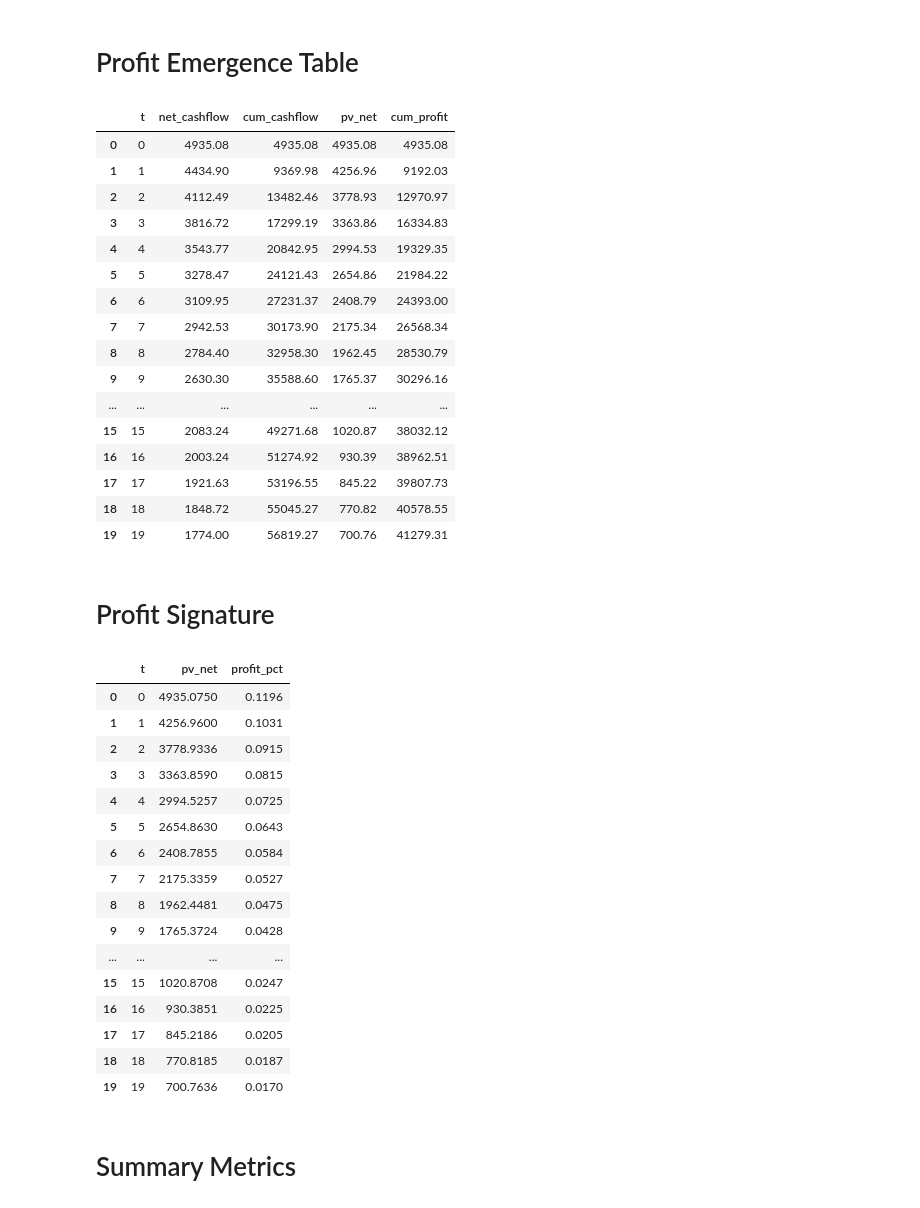
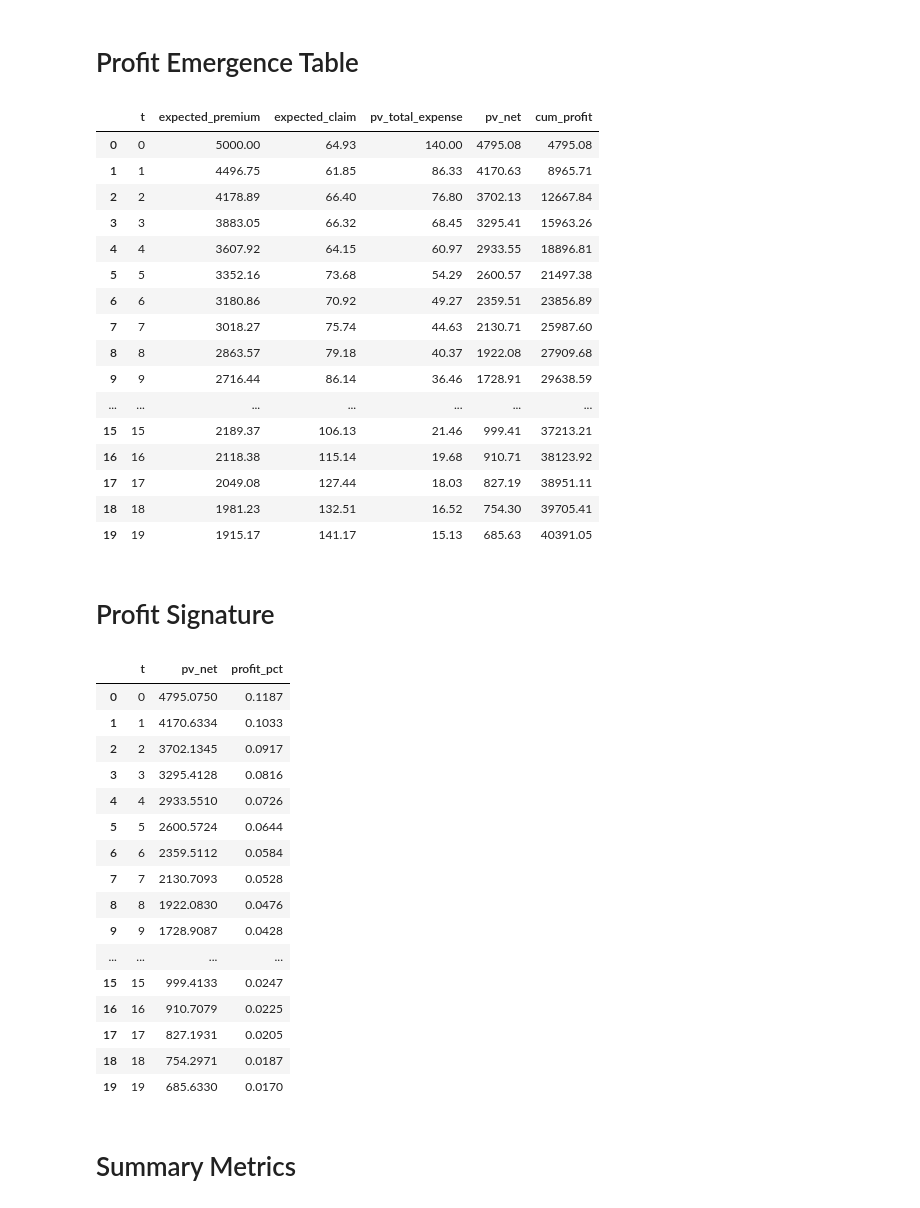
Before and after one commit to asehdev1994/actuarial-life-model-engine, a Jupyter notebook: notebooks/single_policy_run.ipynb, the cells around one changed output. Drawn from its saved outputs; the diff is of its cells as text; code cells hidden in the pictures.

```diff
--- a/notebooks/single_policy_run.ipynb
+++ b/notebooks/single_policy_run.ipynb
@@ -66,10 +66,15 @@ lapse_table = assumptions_module.load_lapse_table(
     "../data/lapse_tables/lapse_rates.csv"
 )
 
+expense_table = assumptions_module.load_expense_table(
+    "../data/expense_tables/expense_rates.csv"
+)
+
 assumptions = assumptions_module.AssumptionSet(
     mortality=mortality,
     interest=interest,
-    lapse=lapse_table
+    lapse=lapse_table,
+    expenses=expense_table
 )
 # %% [markdown]
 # Single Policy Setup
@@ -128,51 +135,52 @@ df = profit_analysis.add_profit_signature(df)
 # Profit Emergence Table
 # %%
 df[["t",
-    "net_cashflow",
-    "cum_cashflow",
+    "expected_premium",
+    "expected_claim",
+    "pv_total_expense",
     "pv_net",
     "cum_profit"
 ]].round(2)
 # %% [output]
-|  | t | net_cashflow | cum_cashflow | pv_net | cum_profit |
-| 0 | 0 | 4935.08 | 4935.08 | 4935.08 | 4935.08 |
-| 1 | 1 | 4434.90 | 9369.98 | 4256.96 | 9192.03 |
-| 2 | 2 | 4112.49 | 13482.46 | 3778.93 | 12970.97 |
-| 3 | 3 | 3816.72 | 17299.19 | 3363.86 | 16334.83 |
-| 4 | 4 | 3543.77 | 20842.95 | 2994.53 | 19329.35 |
-| 5 | 5 | 3278.47 | 24121.43 | 2654.86 | 21984.22 |
-| 6 | 6 | 3109.95 | 27231.37 | 2408.79 | 24393.00 |
-| 7 | 7 | 2942.53 | 30173.90 | 2175.34 | 26568.34 |
-| 8 | 8 | 2784.40 | 32958.30 | 1962.45 | 28530.79 |
-| 9 | 9 | 2630.30 | 35588.60 | 1765.37 | 30296.16 |
-| ... | ... | ... | ... | ... | ... |
-| 15 | 15 | 2083.24 | 49271.68 | 1020.87 | 38032.12 |
-| 16 | 16 | 2003.24 | 51274.92 | 930.39 | 38962.51 |
-| 17 | 17 | 1921.63 | 53196.55 | 845.22 | 39807.73 |
-| 18 | 18 | 1848.72 | 55045.27 | 770.82 | 40578.55 |
-| 19 | 19 | 1774.00 | 56819.27 | 700.76 | 41279.31 |
+|  | t | expected_premium | expected_claim | pv_total_expense | pv_net | cum_profit |
+| 0 | 0 | 5000.00 | 64.93 | 140.00 | 4795.08 | 4795.08 |
+| 1 | 1 | 4496.75 | 61.85 | 86.33 | 4170.63 | 8965.71 |
+| 2 | 2 | 4178.89 | 66.40 | 76.80 | 3702.13 | 12667.84 |
+| 3 | 3 | 3883.05 | 66.32 | 68.45 | 3295.41 | 15963.26 |
+| 4 | 4 | 3607.92 | 64.15 | 60.97 | 2933.55 | 18896.81 |
+| 5 | 5 | 3352.16 | 73.68 | 54.29 | 2600.57 | 21497.38 |
+| 6 | 6 | 3180.86 | 70.92 | 49.27 | 2359.51 | 23856.89 |
+| 7 | 7 | 3018.27 | 75.74 | 44.63 | 2130.71 | 25987.60 |
+| 8 | 8 | 2863.57 | 79.18 | 40.37 | 1922.08 | 27909.68 |
+| 9 | 9 | 2716.44 | 86.14 | 36.46 | 1728.91 | 29638.59 |
+| ... | ... | ... | ... | ... | ... | ... |
+| 15 | 15 | 2189.37 | 106.13 | 21.46 | 999.41 | 37213.21 |
+| 16 | 16 | 2118.38 | 115.14 | 19.68 | 910.71 | 38123.92 |
+| 17 | 17 | 2049.08 | 127.44 | 18.03 | 827.19 | 38951.11 |
+| 18 | 18 | 1981.23 | 132.51 | 16.52 | 754.30 | 39705.41 |
+| 19 | 19 | 1915.17 | 141.17 | 15.13 | 685.63 | 40391.05 |
 # %% [markdown]
 # Profit Signature
 # %%
 df[["t", "pv_net", "profit_pct"]].round(4)
 # %% [output]
 |  | t | pv_net | profit_pct |
-| 0 | 0 | 4935.0750 | 0.1196 |
-| 1 | 1 | 4256.9600 | 0.1031 |
-| 2 | 2 | 3778.9336 | 0.0915 |
-| 3 | 3 | 3363.8590 | 0.0815 |
-| 4 | 4 | 2994.5257 | 0.0725 |
-| 5 | 5 | 2654.8630 | 0.0643 |
-| 6 | 6 | 2408.7855 | 0.0584 |
-| 7 | 7 | 2175.3359 | 0.0527 |
-| 8 | 8 | 1962.4481 | 0.0475 |
-| 9 | 9 | 1765.3724 | 0.0428 |
+| 0 | 0 | 4795.0750 | 0.1187 |
+| 1 | 1 | 4170.6334 | 0.1033 |
+| 2 | 2 | 3702.1345 | 0.0917 |
+| 3 | 3 | 3295.4128 | 0.0816 |
+| 4 | 4 | 2933.5510 | 0.0726 |
+| 5 | 5 | 2600.5724 | 0.0644 |
+| 6 | 6 | 2359.5112 | 0.0584 |
+| 7 | 7 | 2130.7093 | 0.0528 |
+| 8 | 8 | 1922.0830 | 0.0476 |
+| 9 | 9 | 1728.9087 | 0.0428 |
 | ... | ... | ... | ... |
-| 15 | 15 | 1020.8708 | 0.0247 |
-| 16 | 16 | 930.3851 | 0.0225 |
-| 17 | 17 | 845.2186 | 0.0205 |
-| 18 | 18 | 770.8185 | 0.0187 |
-| 19 | 19 | 700.7636 | 0.0170 |
+| 15 | 15 | 999.4133 | 0.0247 |
+| 16 | 16 | 910.7079 | 0.0225 |
+| 17 | 17 | 827.1931 | 0.0205 |
+| 18 | 18 | 754.2971 | 0.0187 |
+| 19 | 19 | 685.6330 | 0.0170 |
 # %% [markdown]
 # Summary Metrics
 # %%
```
Also changed, not shown: parts of 3 cells of this notebook, 2 other files.
